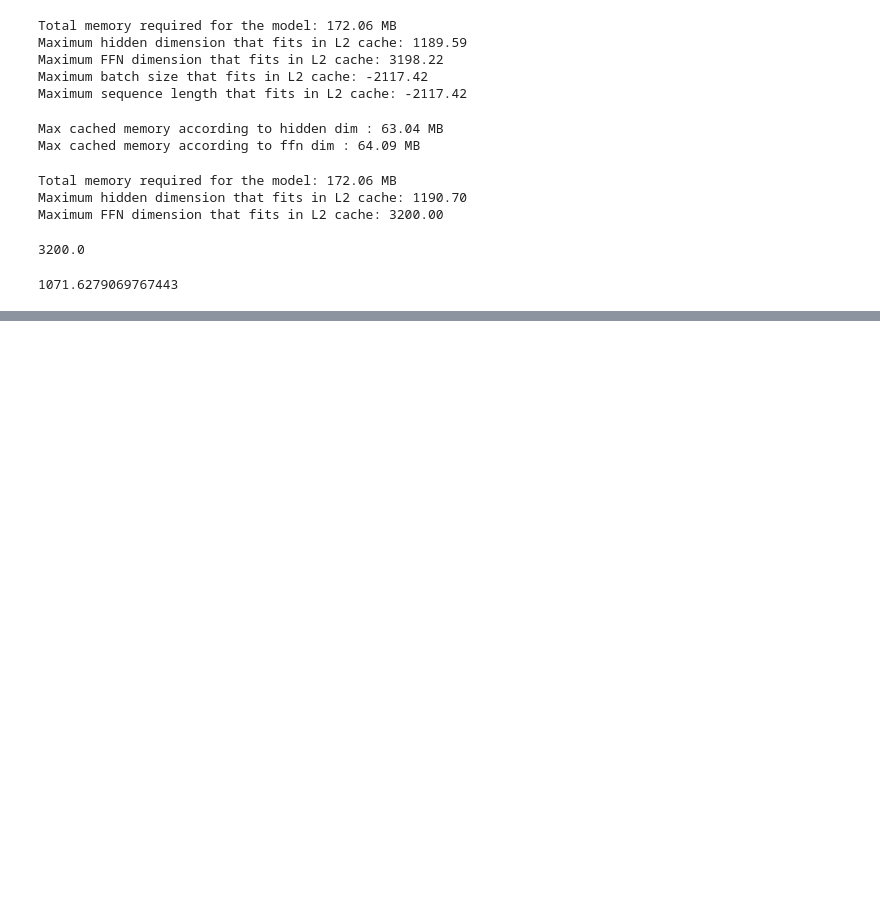
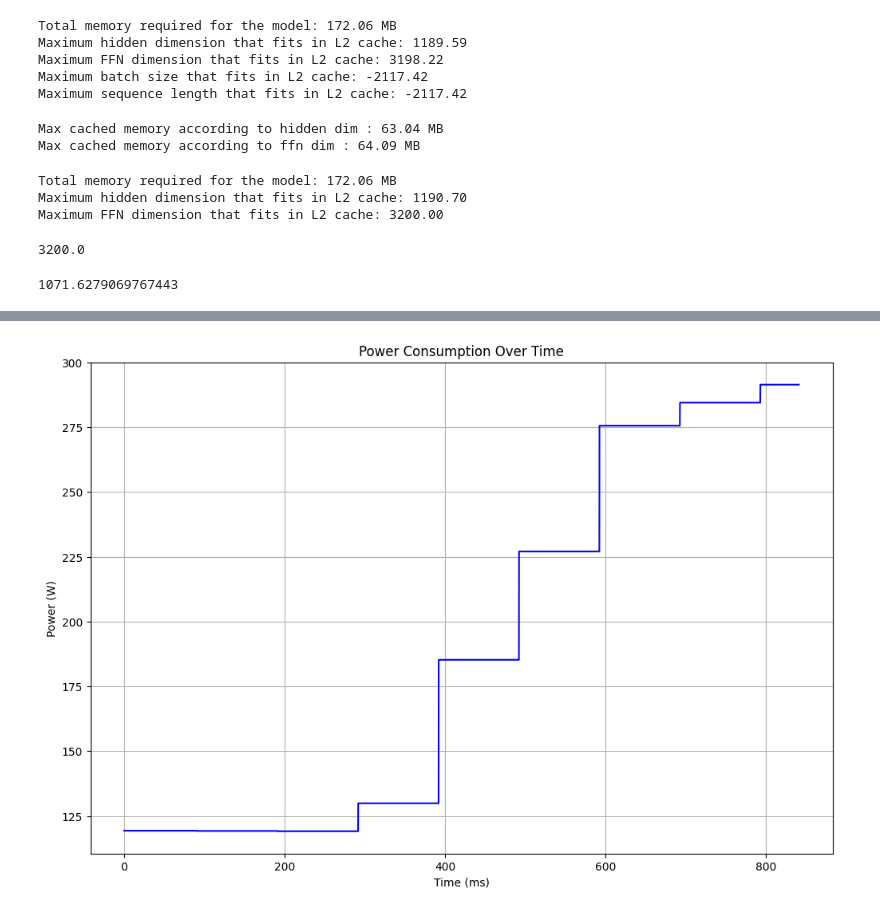
Before and after one commit to JulienDelavande/benchlab, a Jupyter notebook: microbench/test.ipynb, the cells around one changed output, grey strips where cells are left out. Saved outputs shown, nothing was run; the diff lists cells and outputs as text; code cells hidden in the pictures; blank space fills up the shorter version.

Commit message:
power and kernel analysis"

```diff
--- a/microbench/test.ipynb
+++ b/microbench/test.ipynb
@@ -244,0 +247,4 @@ Maximum FFN dimension that fits in L2 cache: 3200.00
+# %%
+import pandas as pd
+power_df = pd.read_csv("./tmp/llama3_power_trace_2025-07-03-15-16-22.csv")
+power_df
@@ -244,0 +265,13 @@ Maximum FFN dimension that fits in L2 cache: 3200.00
+# %%
+import matplotlib.pyplot as plt
+import numpy as np
+plt.figure(figsize=(12, 8))
+plt.plot(power_df["time_ms"], power_df["power_w"], linestyle='-', color='b')
+plt.xlabel("Time (ms)")
+plt.ylabel("Power (W)")
+plt.title("Power Consumption Over Time")
+plt.grid(True)
+#plt.savefig(f"{NAME_OUTPUT}.png")
+plt.show()
+# %% [output]
+[figure, added]
```
Also changed, not shown: parts of 6 cells of this notebook, 7 other files.
